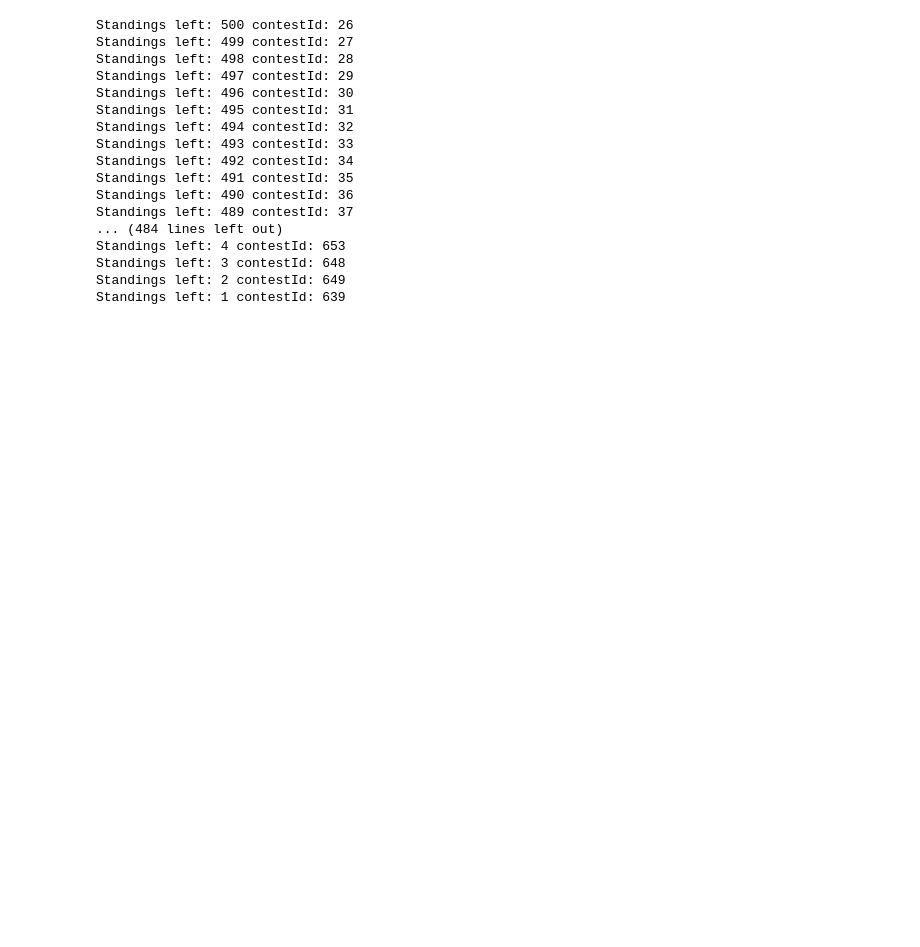
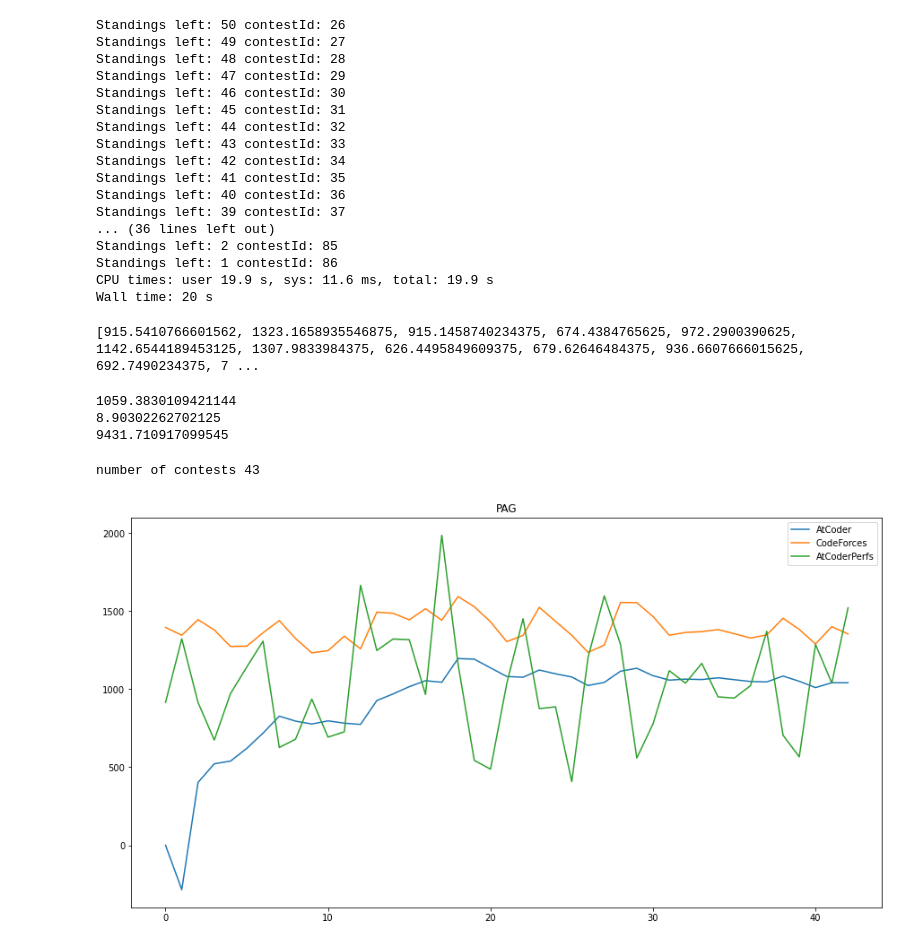
Before and after one commit to wiklam/CF-predictor, a Jupyter notebook: atcoder/atcoder.ipynb, the cells around one changed output. Cells and saved outputs as stored; diff of their text form; code cells hidden in the pictures; blank space fills up the shorter version.

```diff
--- a/atcoder/atcoder.ipynb
+++ b/atcoder/atcoder.ipynb
@@ -169,25 +167,26 @@ consider = 500
 # %%
-ans, userRatings = AtCoderRatingSystem(db, consider=consider, verbose=True)
+consider = 50
+%time ans, userRatings = AtCoderRatingSystem(db, consider=consider, verbose=True)
 userRatings = {k: v for k, v in sorted(userRatings.items(),
                                        key=lambda x: -len(x[1].perfs))}
 # %% [output]
-Standings left: 500 contestId: 26
-Standings left: 499 contestId: 27
-Standings left: 498 contestId: 28
-Standings left: 497 contestId: 29
-Standings left: 496 contestId: 30
-Standings left: 495 contestId: 31
-Standings left: 494 contestId: 32
-Standings left: 493 contestId: 33
-Standings left: 492 contestId: 34
-Standings left: 491 contestId: 35
-Standings left: 490 contestId: 36
-Standings left: 489 contestId: 37
-... (484 lines left out)
-Standings left: 4 contestId: 653
-Standings left: 3 contestId: 648
-Standings left: 2 contestId: 649
-Standings left: 1 contestId: 639
+Standings left: 50 contestId: 26
+Standings left: 49 contestId: 27
+Standings left: 48 contestId: 28
+Standings left: 47 contestId: 29
+Standings left: 46 contestId: 30
+Standings left: 45 contestId: 31
+Standings left: 44 contestId: 32
+Standings left: 43 contestId: 33
+Standings left: 42 contestId: 34
+Standings left: 41 contestId: 35
+Standings left: 40 contestId: 36
+Standings left: 39 contestId: 37
+... (36 lines left out)
+Standings left: 2 contestId: 85
+Standings left: 1 contestId: 86
+CPU times: user 19.9 s, sys: 11.6 ms, total: 19.9 s
+Wall time: 20 s
 # %%
 def getPlaces(handle):
     ans = []
@@ -222,4 +221,23 @@ def compareSystems(handle):
     plt.title(handle)
     plt.legend()
     plt.show()
+# %%
+print(userRatings[handle].perfs)
+# %% [output]
+[915.5410766601562, 1323.1658935546875, 915.1458740234375, 674.4384765625, 972.2900390625, 1142.6544189453125, 1307.9833984375, 626.4495849609375, 679.62646484375, 936.6607666015625, 692.7490234375, 7 ...
+# %%
+print(userRatings[handle].aperf)
+print(userRatings[handle].den)
+print(userRatings[handle].num)
+# %% [output]
+1059.3830109421144
+8.90302262702125
+9431.710917099545
+# %%
+handle = getRandomUser(threshold=5)
+handle="PAG"
+compareSystems(handle)
+# %% [output]
+number of contests 43
+[figure, added]
 # %%
```
Also changed, not shown: parts of 3 cells of this notebook, 2 other files.
